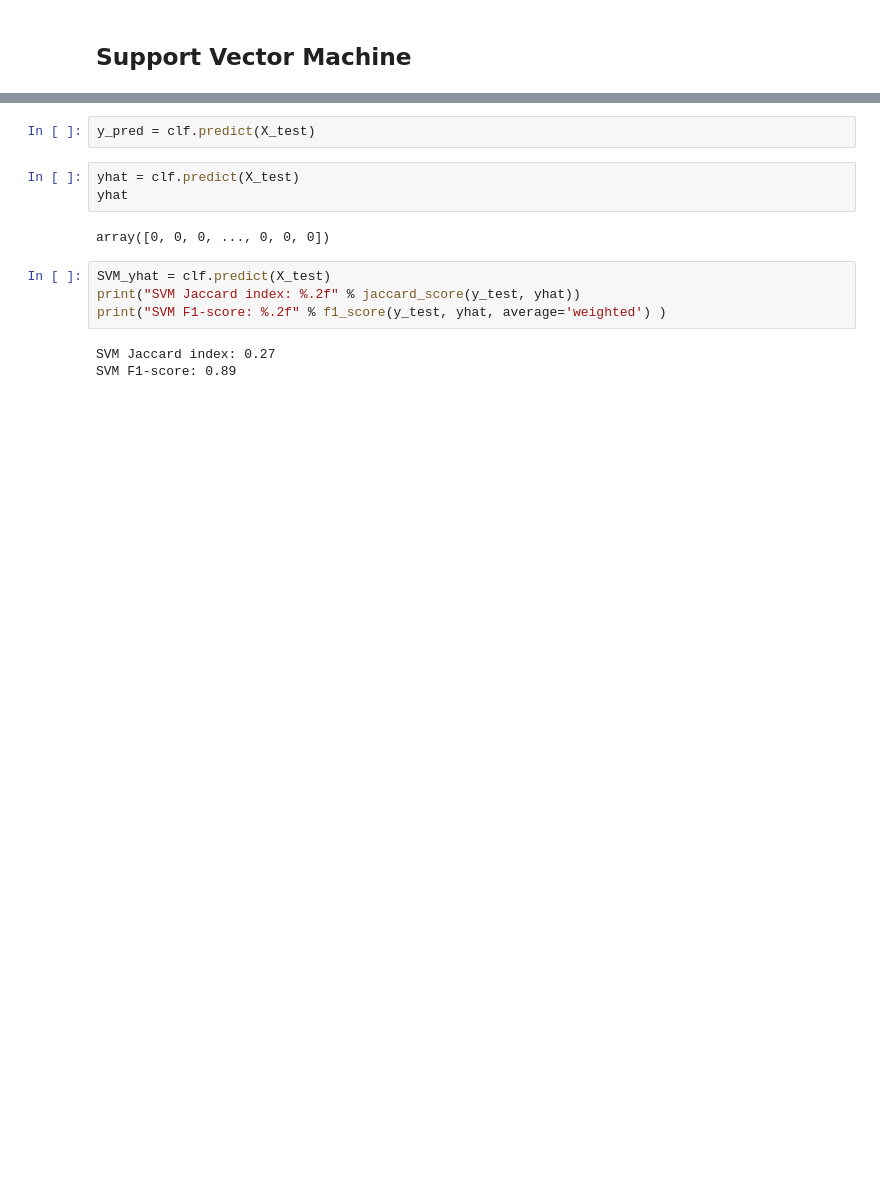
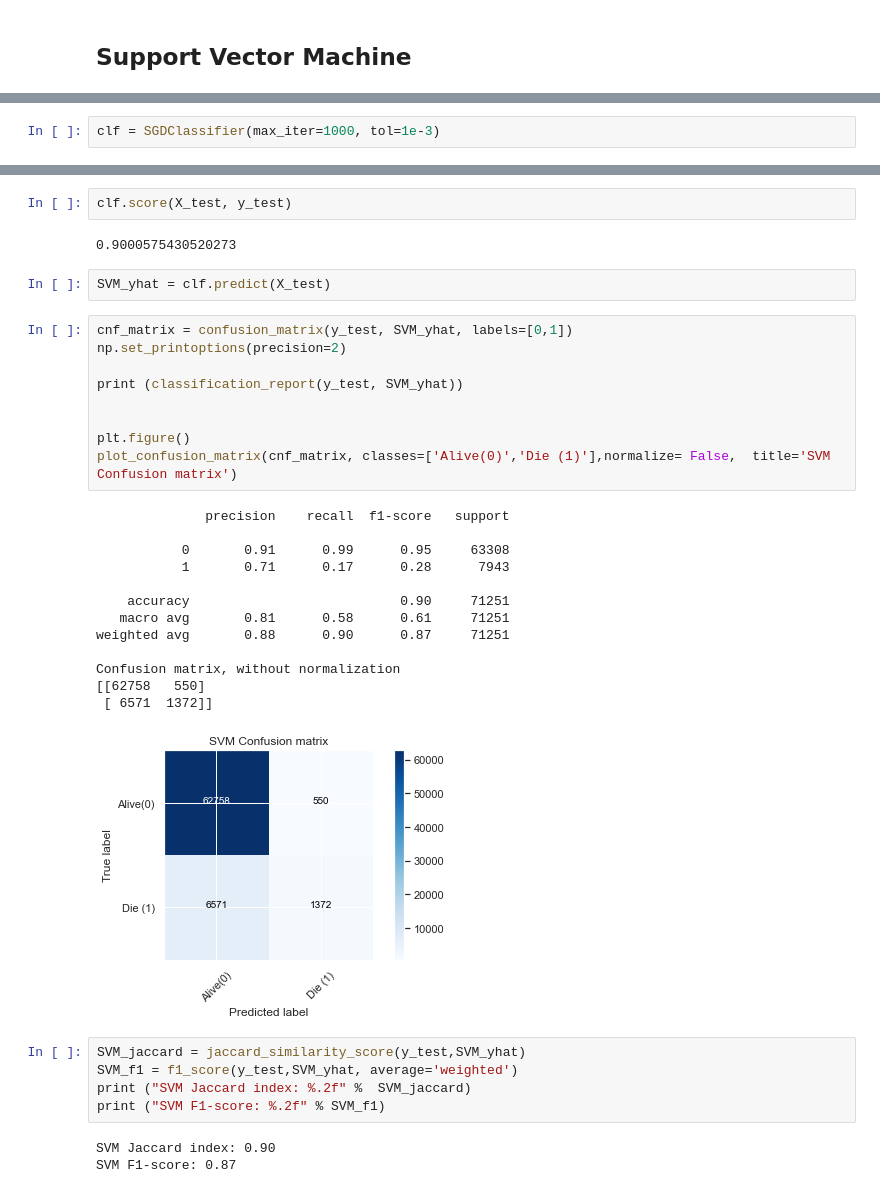
Before and after one commit to epg3/COVID_19_MX, a Jupyter notebook: Model.ipynb, the cells around one changed output, grey strips where cells are left out. Saved outputs shown, nothing was run; the diff lists cells and outputs as text; blank space fills up the shorter version.

```diff
--- a/Model.ipynb
+++ b/Model.ipynb
@@ -346,0 +352,2 @@ LinearSVC(C=1.0, class_weight=None, dual=True, fit_intercept=True,
+# %%
+clf = SGDClassifier(max_iter=1000, tol=1e-3)
@@ -347,15 +363,38 @@ LinearSVC(C=1.0, class_weight=None, dual=True, fit_intercept=True,
+# %%
+clf.score(X_test, y_test)
+# %% [output]
+0.9000575430520273
 # %%
-y_pred = clf.predict(X_test)
+SVM_yhat = clf.predict(X_test)
-# %%
-yhat = clf.predict(X_test)
-yhat
-# %% [output]
-array([0, 0, 0, ..., 0, 0, 0])
+# %%
+cnf_matrix = confusion_matrix(y_test, SVM_yhat, labels=[0,1])
+np.set_printoptions(precision=2)
+
+print (classification_report(y_test, SVM_yhat))
+
+
+plt.figure()
+plot_confusion_matrix(cnf_matrix, classes=['Alive(0)','Die (1)'],normalize= False,  title='SVM Confusion matrix')
+# %% [output]
+              precision    recall  f1-score   support
+
+           0       0.91      0.99      0.95     63308
+           1       0.71      0.17      0.28      7943
+
+    accuracy                           0.90     71251
+   macro avg       0.81      0.58      0.61     71251
+weighted avg       0.88      0.90      0.87     71251
+
+Confusion matrix, without normalization
+[[62758   550]
+ [ 6571  1372]]
+[figure, added]
 # %%
-SVM_yhat = clf.predict(X_test)
-print("SVM Jaccard index: %.2f" % jaccard_score(y_test, yhat))
-print("SVM F1-score: %.2f" % f1_score(y_test, yhat, average='weighted') )
+SVM_jaccard = jaccard_similarity_score(y_test,SVM_yhat)
+SVM_f1 = f1_score(y_test,SVM_yhat, average='weighted')
+print ("SVM Jaccard index: %.2f" %  SVM_jaccard)
+print ("SVM F1-score: %.2f" % SVM_f1)
 # %% [output]
-SVM Jaccard index: 0.27
-SVM F1-score: 0.89
+SVM Jaccard index: 0.90
+SVM F1-score: 0.87
 # %%
```
Also changed, not shown: parts of 40 cells of this notebook, 1 other file.
